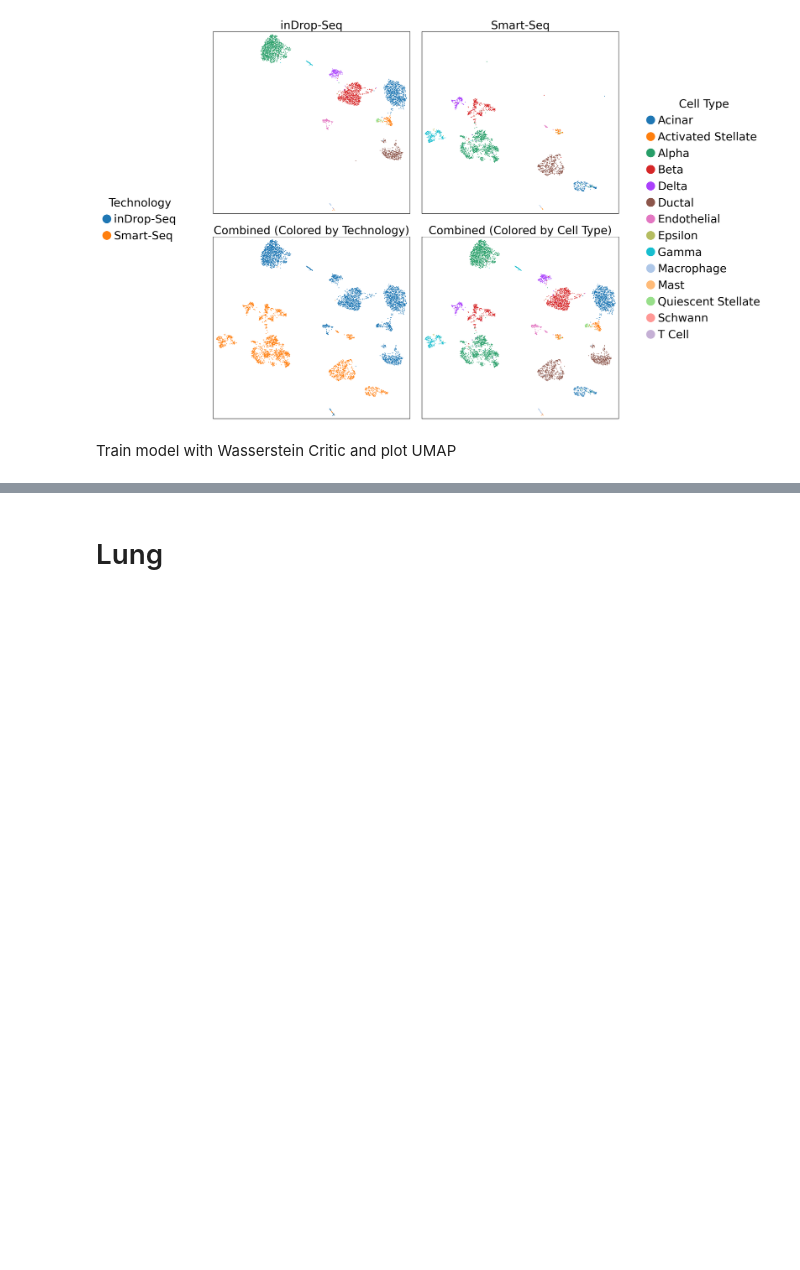
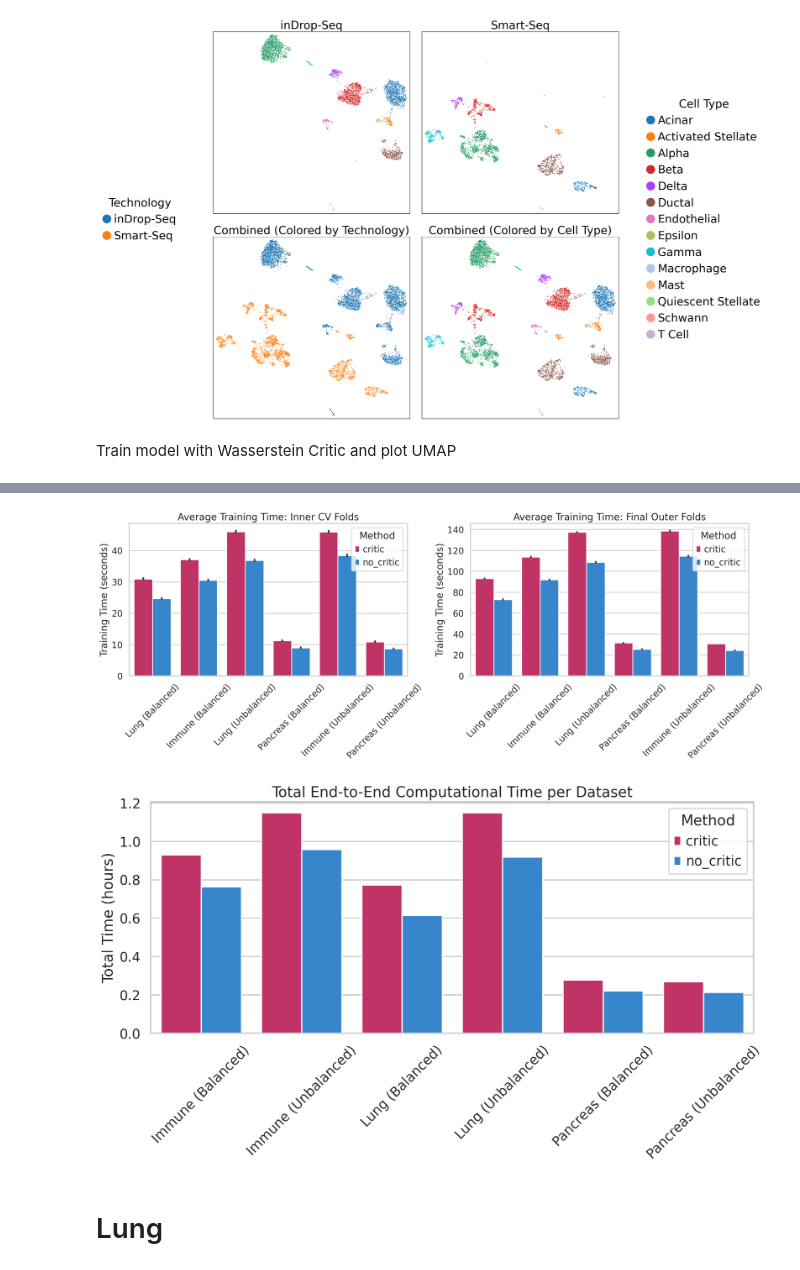
Before and after one commit to kreid415/wasserstein-critic-deconfounding, a Jupyter notebook: notebooks/explore_data.ipynb, the cells around one changed output, grey strips where cells are left out. Drawn from its saved outputs; the diff is of its cells as text; code cells hidden in the pictures; blank space fills up the shorter version.

Commit message:
add new experiments

```diff
--- a/notebooks/explore_data.ipynb
+++ b/notebooks/explore_data.ipynb
@@ -593,3 +1106,8 @@ Generating comparison UMAPs for TEST data...
+# %%
+df_times = extract_and_plot_training_times('/workspaces/wasserstein-critic-deconfounding/scripts/first_results/binary_experiments/logs')
+# %% [output]
+[figure, added]
+[figure, added]
 # %% [markdown]
 # Lung
 # %%
```
Also changed, not shown: parts of 17 cells of this notebook, 7 other files.
